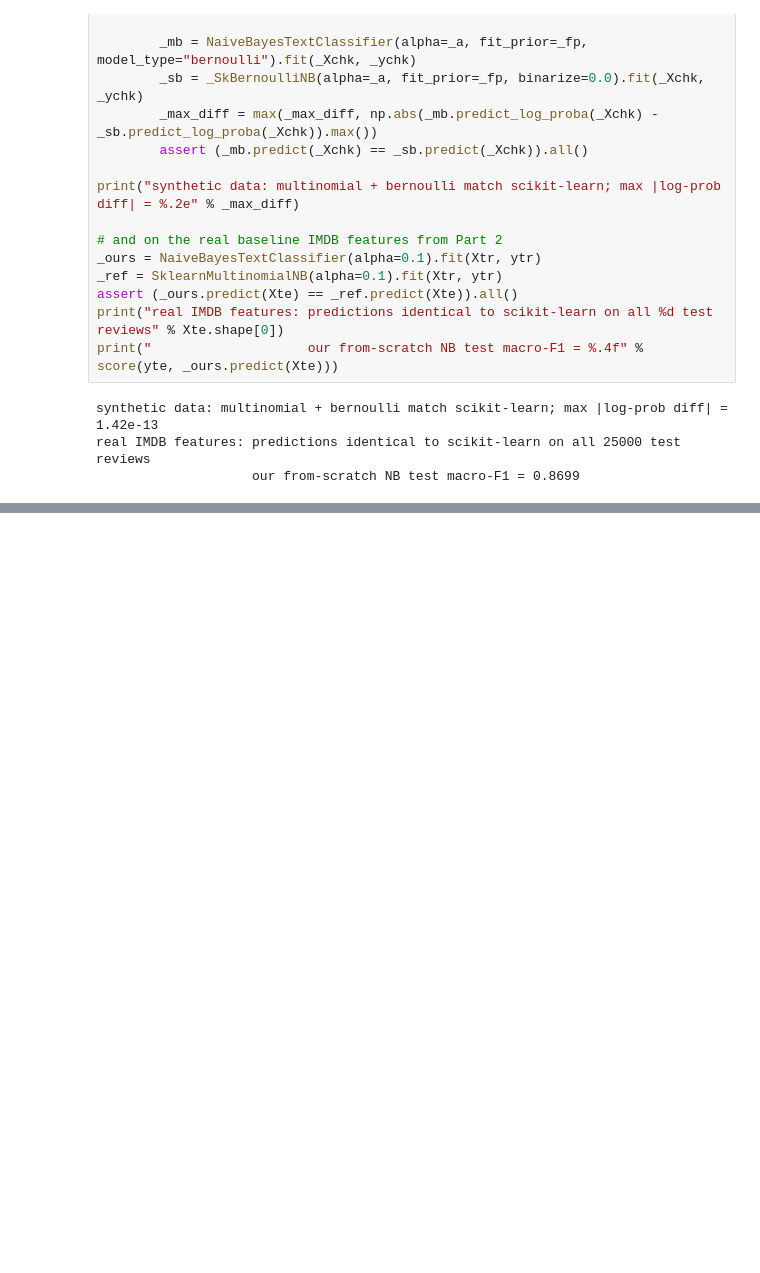
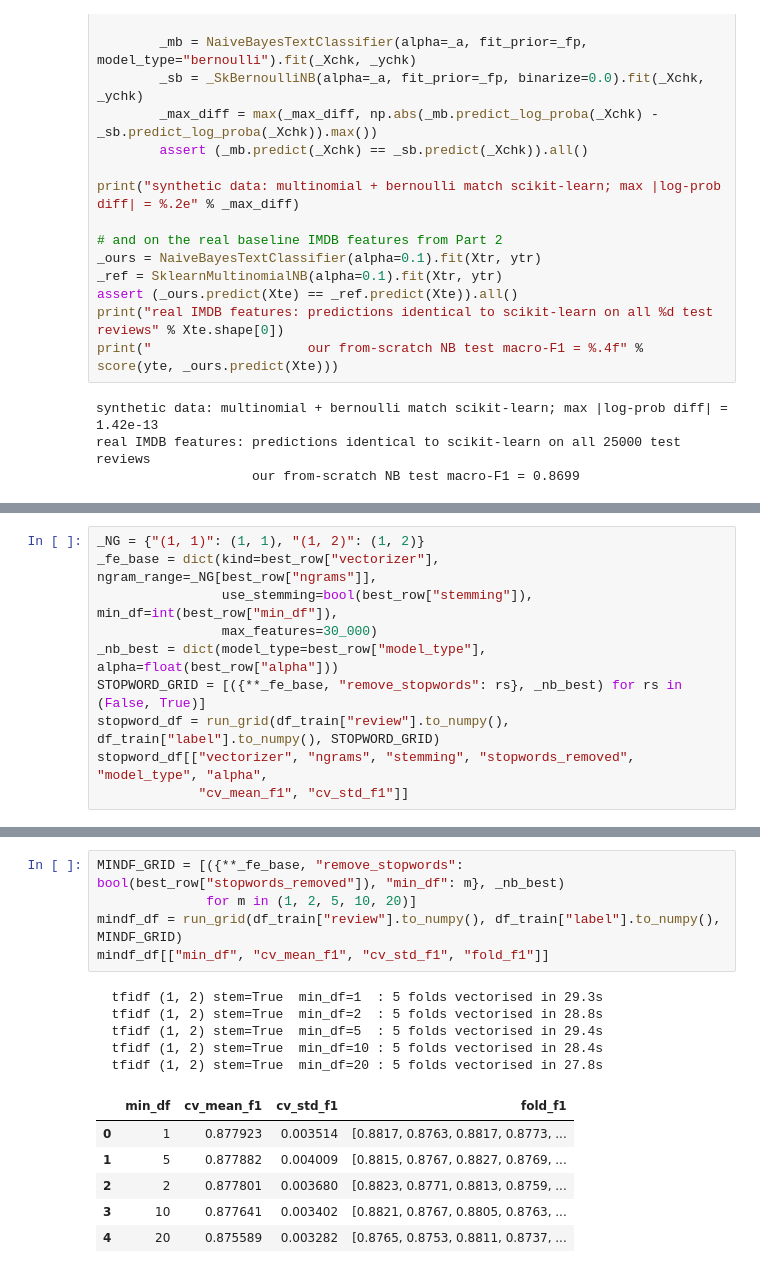
Before and after one commit to Tomer-Raz/machine-learning-hit, a Jupyter notebook: notebook.ipynb, the cells around one changed output, grey strips where cells are left out. Saved outputs shown, nothing was run; the diff lists cells and outputs as text; blank space fills up the shorter version.

```diff
--- a/notebook.ipynb
+++ b/notebook.ipynb
@@ -605,0 +751,10 @@ real IMDB features: predictions identical to scikit-learn on all 25000 test revi
+# %%
+_NG = {"(1, 1)": (1, 1), "(1, 2)": (1, 2)}
+_fe_base = dict(kind=best_row["vectorizer"], ngram_range=_NG[best_row["ngrams"]],
+                use_stemming=bool(best_row["stemming"]), min_df=int(best_row["min_df"]),
+                max_features=30_000)
+_nb_best = dict(model_type=best_row["model_type"], alpha=float(best_row["alpha"]))
+STOPWORD_GRID = [({**_fe_base, "remove_stopwords": rs}, _nb_best) for rs in (False, True)]
+stopword_df = run_grid(df_train["review"].to_numpy(), df_train["label"].to_numpy(), STOPWORD_GRID)
+stopword_df[["vectorizer", "ngrams", "stemming", "stopwords_removed", "model_type", "alpha",
+             "cv_mean_f1", "cv_std_f1"]]
@@ -605,0 +778,17 @@ real IMDB features: predictions identical to scikit-learn on all 25000 test revi
+# %%
+MINDF_GRID = [({**_fe_base, "remove_stopwords": bool(best_row["stopwords_removed"]), "min_df": m}, _nb_best)
+              for m in (1, 2, 5, 10, 20)]
+mindf_df = run_grid(df_train["review"].to_numpy(), df_train["label"].to_numpy(), MINDF_GRID)
+mindf_df[["min_df", "cv_mean_f1", "cv_std_f1", "fold_f1"]]
+# %% [output]
+  tfidf (1, 2) stem=True  min_df=1  : 5 folds vectorised in 29.3s
+  tfidf (1, 2) stem=True  min_df=2  : 5 folds vectorised in 28.8s
+  tfidf (1, 2) stem=True  min_df=5  : 5 folds vectorised in 29.4s
+  tfidf (1, 2) stem=True  min_df=10 : 5 folds vectorised in 28.4s
+  tfidf (1, 2) stem=True  min_df=20 : 5 folds vectorised in 27.8s
+|  | min_df | cv_mean_f1 | cv_std_f1 | fold_f1 |
+| 0 | 1 | 0.877923 | 0.003514 | [0.8817, 0.8763, 0.8817, 0.8773, ... |
+| 1 | 5 | 0.877882 | 0.004009 | [0.8815, 0.8767, 0.8827, 0.8769, ... |
+| 2 | 2 | 0.877801 | 0.003680 | [0.8823, 0.8771, 0.8813, 0.8759, ... |
+| 3 | 10 | 0.877641 | 0.003402 | [0.8821, 0.8767, 0.8805, 0.8763, ... |
+| 4 | 20 | 0.875589 | 0.003282 | [0.8765, 0.8753, 0.8811, 0.8737, ... |
```
Also changed, not shown: parts of 25 cells of this notebook, 1 other file.
